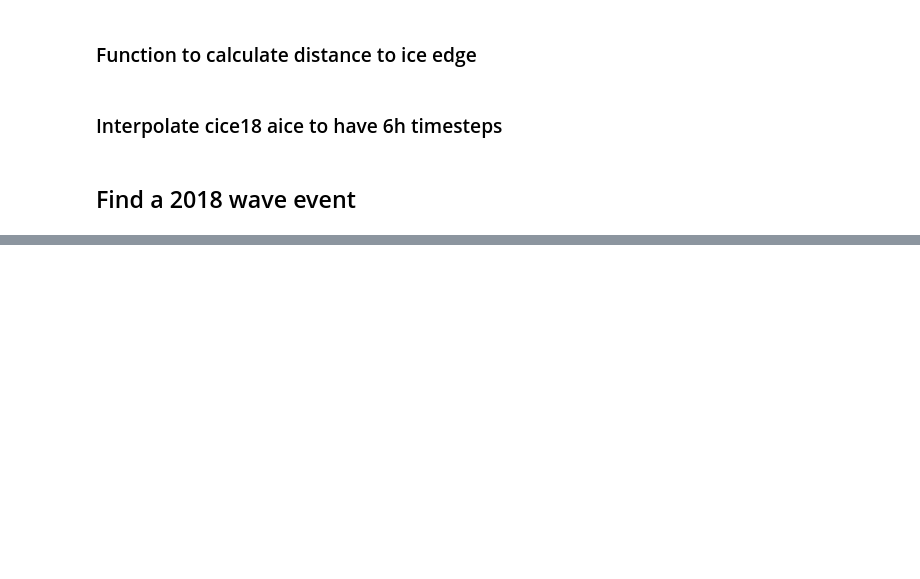
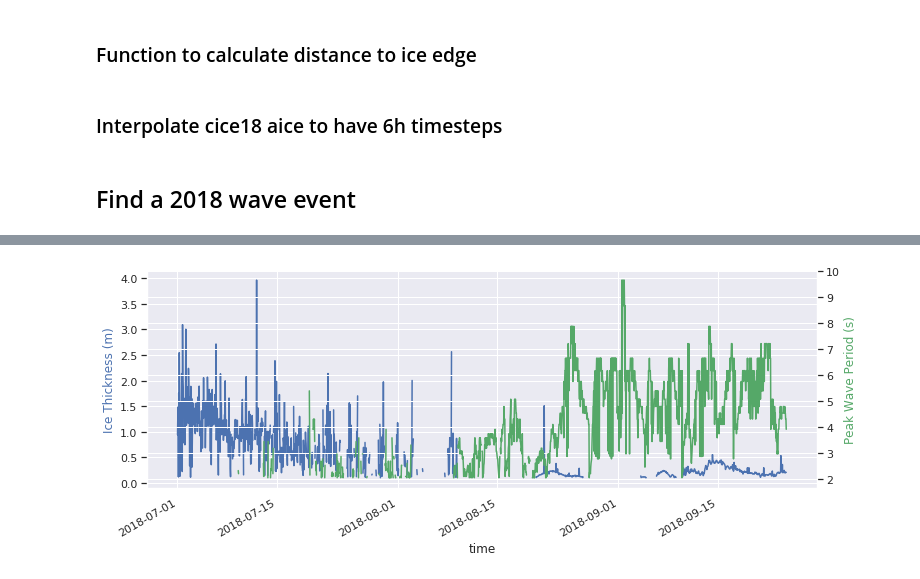
Before and after one commit to vtcooper/waveice, a Jupyter notebook: waveice_analysis.ipynb, the cells around one changed output, grey strips where cells are left out. Drawn from its saved outputs; the diff is of its cells as text; code cells hidden in the pictures; blank space fills up the shorter version.

```diff
--- a/waveice_analysis.ipynb
+++ b/waveice_analysis.ipynb
@@ -163,0 +226,15 @@ KeyError: 0
+# %%
+# BGEP
+# ice thickness and wave period
+fig, ax = plt.subplots(figsize=(12,4))
+
+bds18.icethickness.plot(ax=ax)
+ax2 = ax.twinx()
+bds18.peakwaveperiod.plot(ax=ax2,color='g')
+ax.set_ylabel('Ice Thickness (m)',color='b')
+ax2.set_ylabel('Peak Wave Period (s)',color='g')
+# ax.set_ylim(0.0,6.0)
+# ax2.set_ylim(0.0,6.0)
+plt.show(); plt.close()
+# %% [output]
+[figure, added]
```
Also changed, not shown: parts of 54 cells of this notebook.
